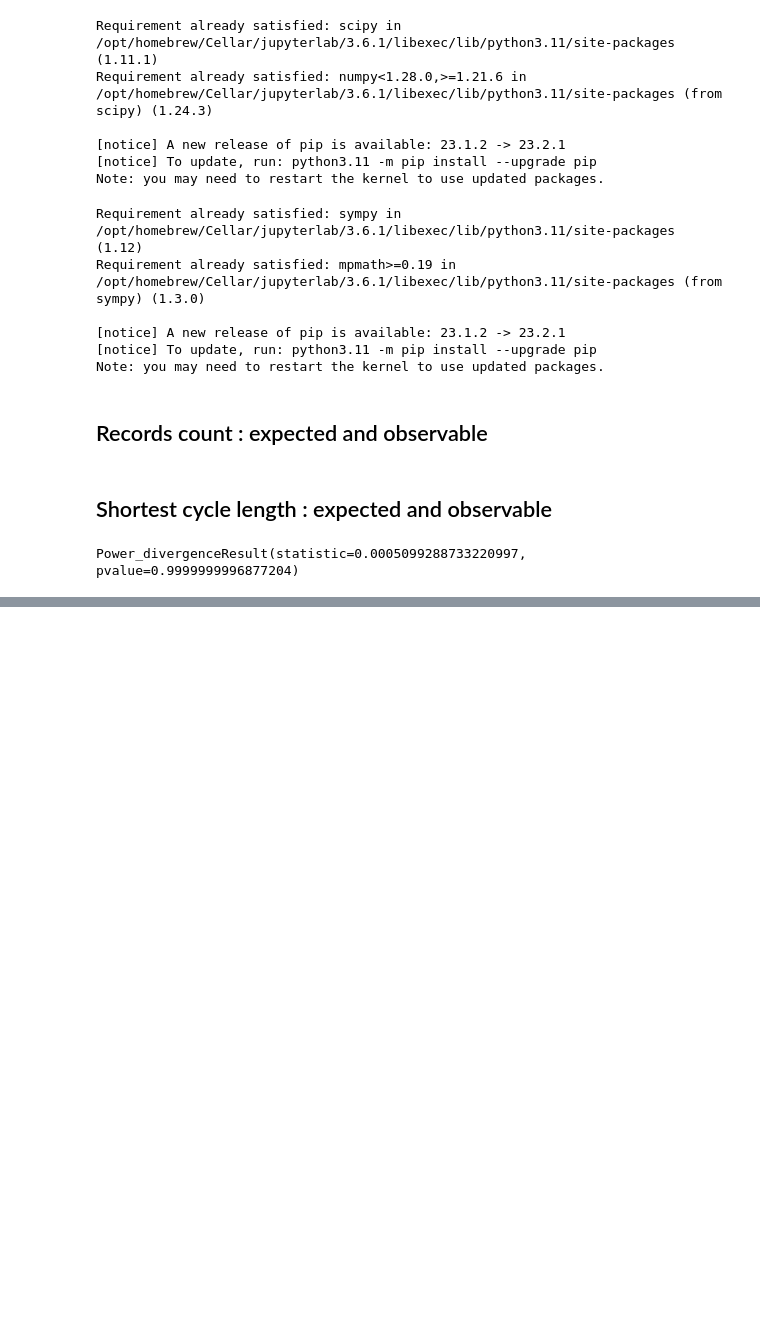
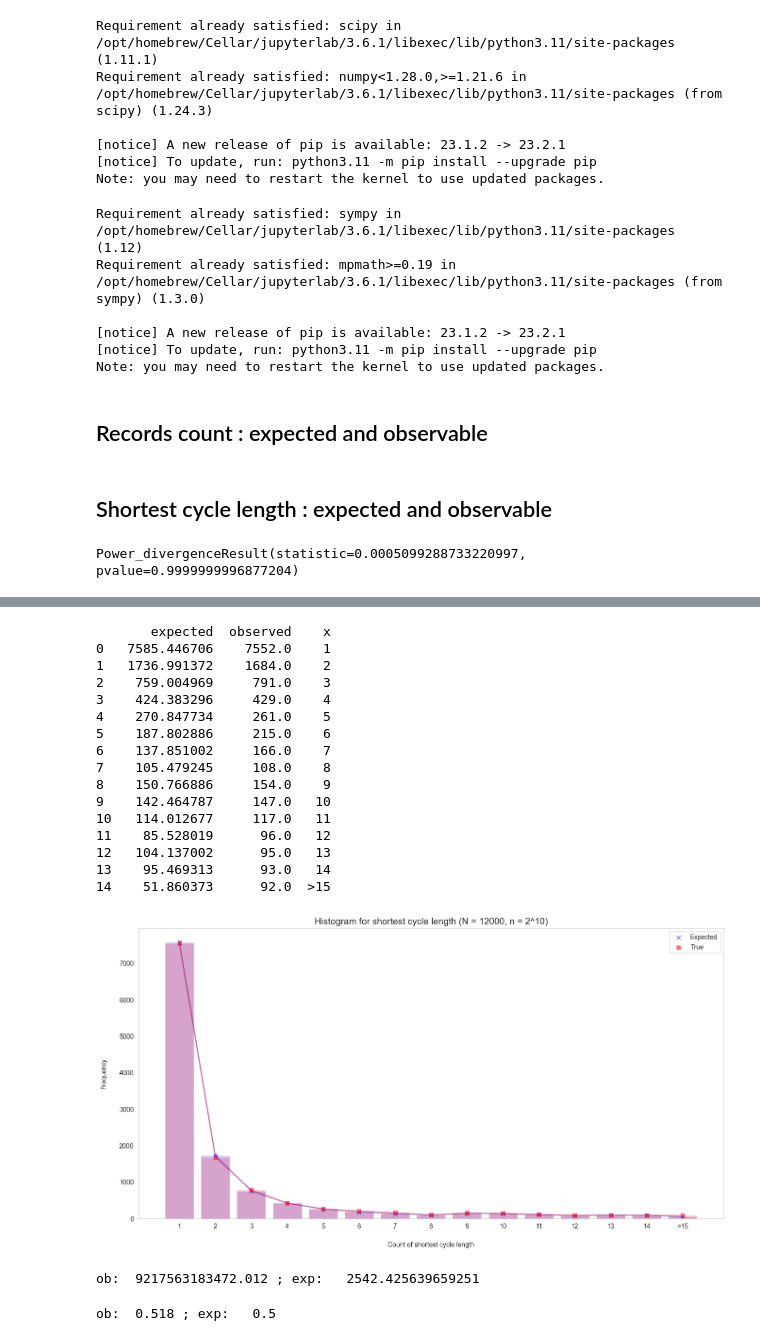
Before and after one commit to kirtsar/summerschool23_shift, a Jupyter notebook: code/nemova/cryptoschool-summer-2023.ipynb, the cells around one changed output, grey strips where cells are left out. Cells and saved outputs as stored; diff of their text form; code cells hidden in the pictures; blank space fills up the shorter version.

```diff
--- a/code/nemova/cryptoschool-summer-2023.ipynb
+++ b/code/nemova/cryptoschool-summer-2023.ipynb
@@ -182,0 +719,32 @@ plt.show()
+# %%
+o_sc, e_sc = get_short_cycle_length(permutations)
+# %%
+compare_two_distr_graph(o_sc, e_sc, "shortest cycle length")
+# %% [output]
+       expected  observed    x
+0   7585.446706    7552.0    1
+1   1736.991372    1684.0    2
+2    759.004969     791.0    3
+3    424.383296     429.0    4
+4    270.847734     261.0    5
+5    187.802886     215.0    6
+6    137.851002     166.0    7
+7    105.479245     108.0    8
+8    150.766886     154.0    9
+9    142.464787     147.0   10
+10   114.012677     117.0   11
+11    85.528019      96.0   12
+12   104.137002      95.0   13
+13    95.469313      93.0   14
+14    51.860373      92.0  >15
+[figure, added]
+# %%
+o_ord, e_ord = get_permutation_orders(permutations)
+print("ob: ", o_ord, "; exp:  ",  e_ord)
+# %% [output]
+ob:  9217563183472.012 ; exp:   2542.425639659251
+# %%
+o_prt, e_prt = get_permutation_parity(permutations)
+print("ob: ", o_prt, "; exp:  ",  e_prt)
+# %% [output]
+ob:  0.518 ; exp:   0.5
```
Also changed, not shown: parts of 45 cells of this notebook.
